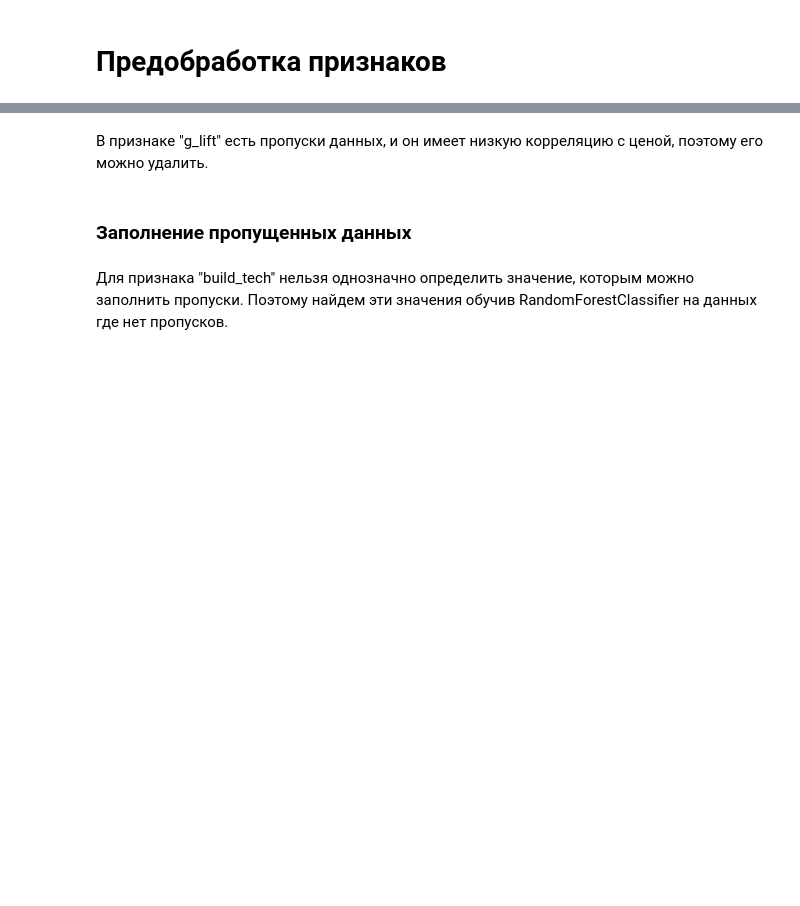
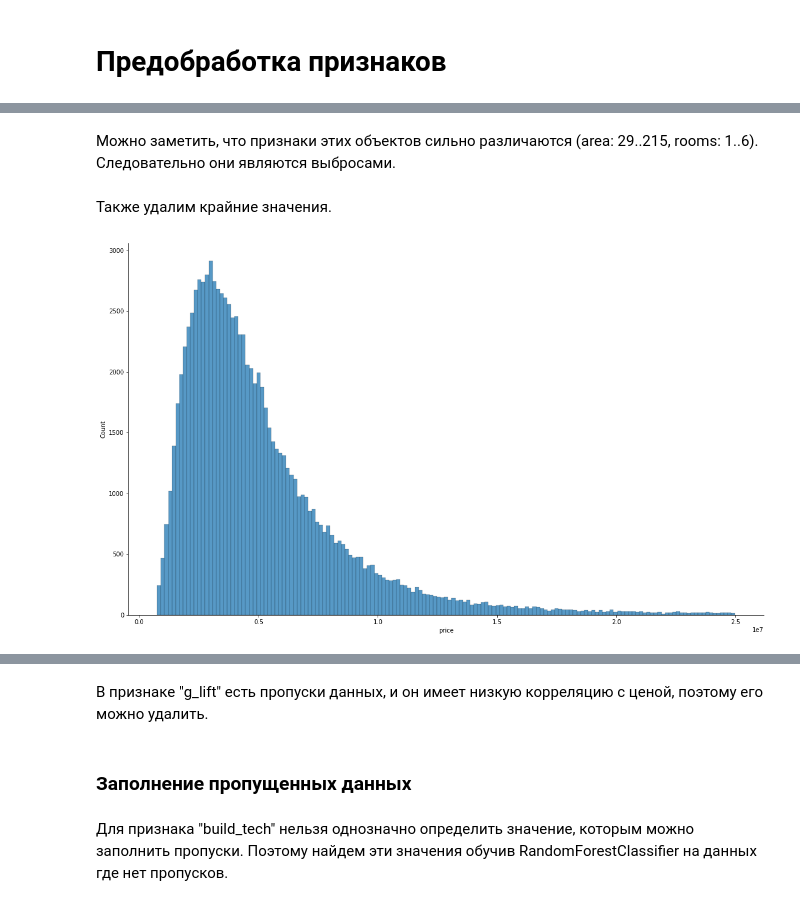
Before and after one commit to ilya0100/ML-intro-hw, a Jupyter notebook: hw-5/hw-5.ipynb, the cells around one changed output, grey strips where cells are left out. Drawn from its saved outputs; the diff is of its cells as text; code cells hidden in the pictures; blank space fills up the shorter version.

```diff
--- a/hw-5/hw-5.ipynb
+++ b/hw-5/hw-5.ipynb
@@ -53,0 +82,2 @@ y_train = X_train["price"]
+# %% [markdown]
+Можно заметить, что признаки этих объектов сильно различаются (area: 29..215, rooms: 1..6). Следовательно они являются выбросами.
@@ -53,0 +86,2 @@ y_train = X_train["price"]
+# %% [markdown]
+Также удалим крайние значения.
@@ -53,0 +92,4 @@ y_train = X_train["price"]
+# %%
+sns.displot(train_df.price).figure.set_size_inches(18, 10)
+# %% [output]
+[figure, added]
```
Also changed, not shown: parts of 67 cells of this notebook, 7 other files.
